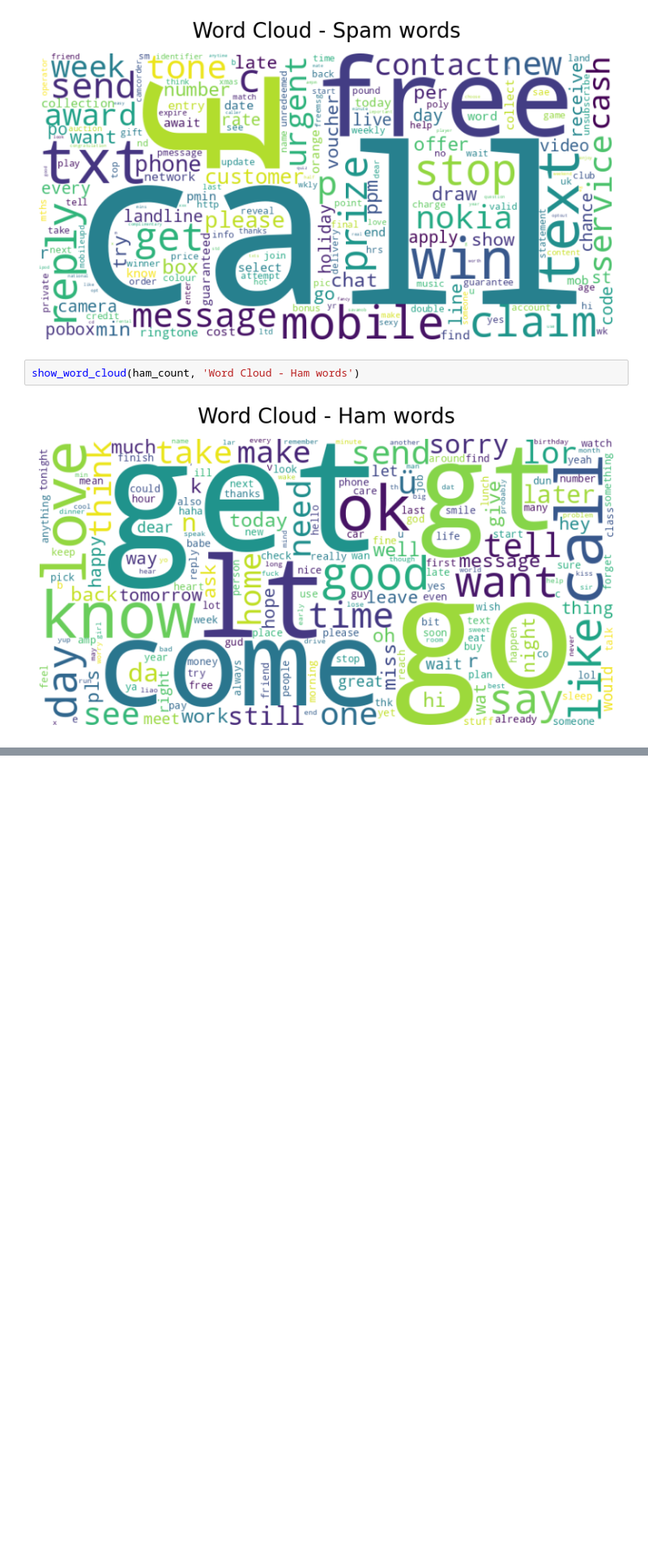
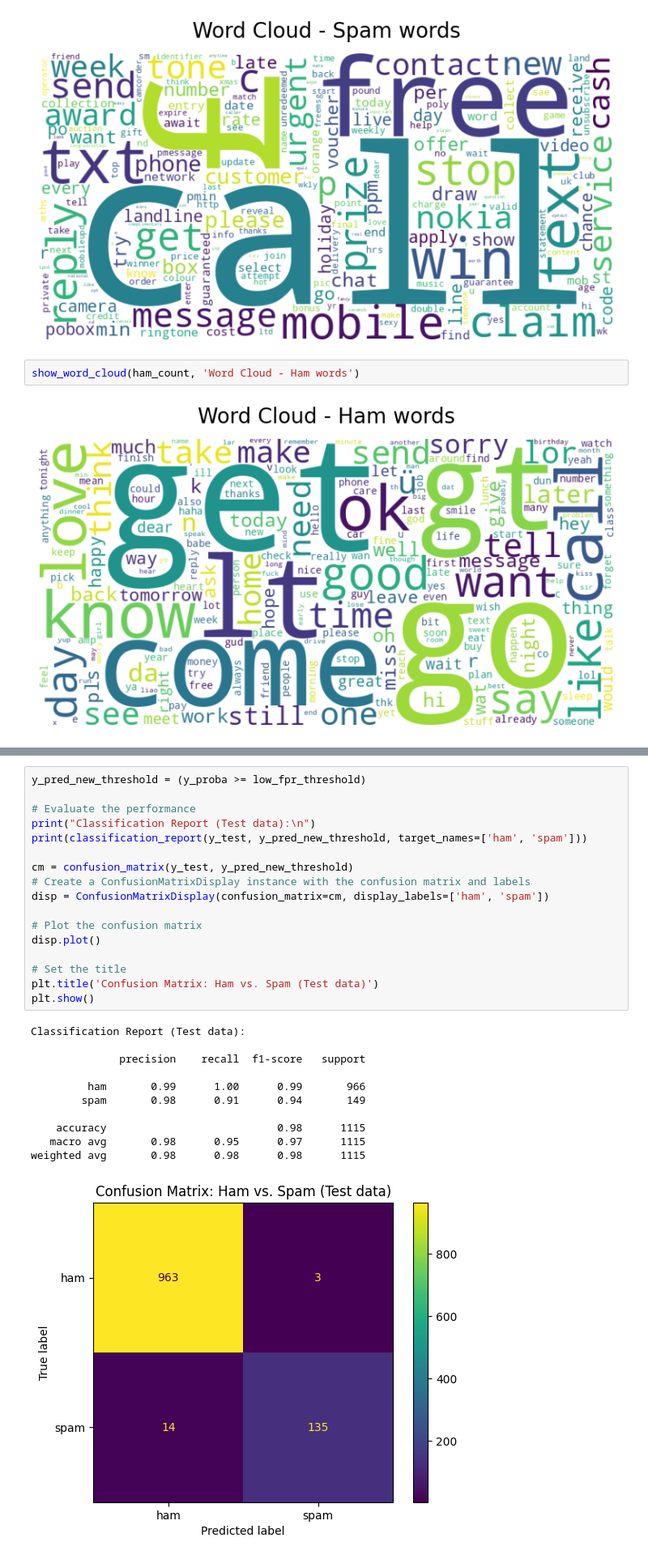
Before and after one commit to marco10507/ml-portfolio, a Jupyter notebook: sms_spam_collection.ipynb, the cells around one changed output, grey strips where cells are left out. Shown: that part at 81% size. Drawn from its saved outputs; the diff is of its cells as text; blank space fills up the shorter version.

```diff
--- a/sms_spam_collection.ipynb
+++ b/sms_spam_collection.ipynb
@@ -270,0 +361,29 @@ show_word_cloud(ham_count, 'Word Cloud - Ham words')
+# %%
+y_pred_new_threshold = (y_proba >= low_fpr_threshold)
+
+# Evaluate the performance
+print("Classification Report (Test data):\n")
+print(classification_report(y_test, y_pred_new_threshold, target_names=['ham', 'spam']))
+
+cm = confusion_matrix(y_test, y_pred_new_threshold)
+# Create a ConfusionMatrixDisplay instance with the confusion matrix and labels
+disp = ConfusionMatrixDisplay(confusion_matrix=cm, display_labels=['ham', 'spam'])
+
+# Plot the confusion matrix
+disp.plot()
+
+# Set the title
+plt.title('Confusion Matrix: Ham vs. Spam (Test data)')
+plt.show()
+# %% [output]
+Classification Report (Test data):
+
+              precision    recall  f1-score   support
+
+         ham       0.99      1.00      0.99       966
+        spam       0.98      0.91      0.94       149
+
+    accuracy                           0.98      1115
+   macro avg       0.98      0.95      0.97      1115
+weighted avg       0.98      0.98      0.98      1115
+[figure, added]
```
Also changed, not shown: parts of 10 cells of this notebook.
